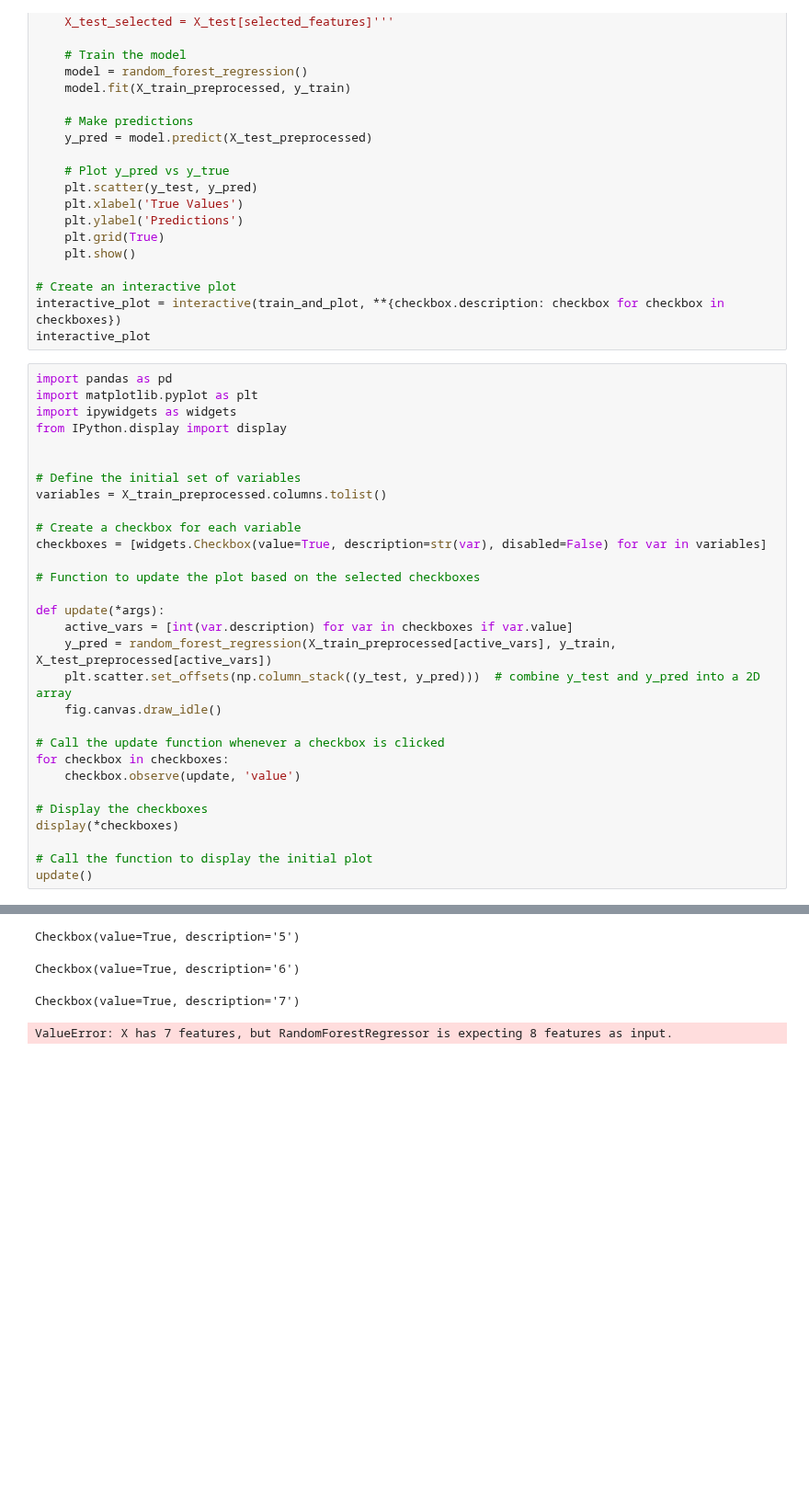
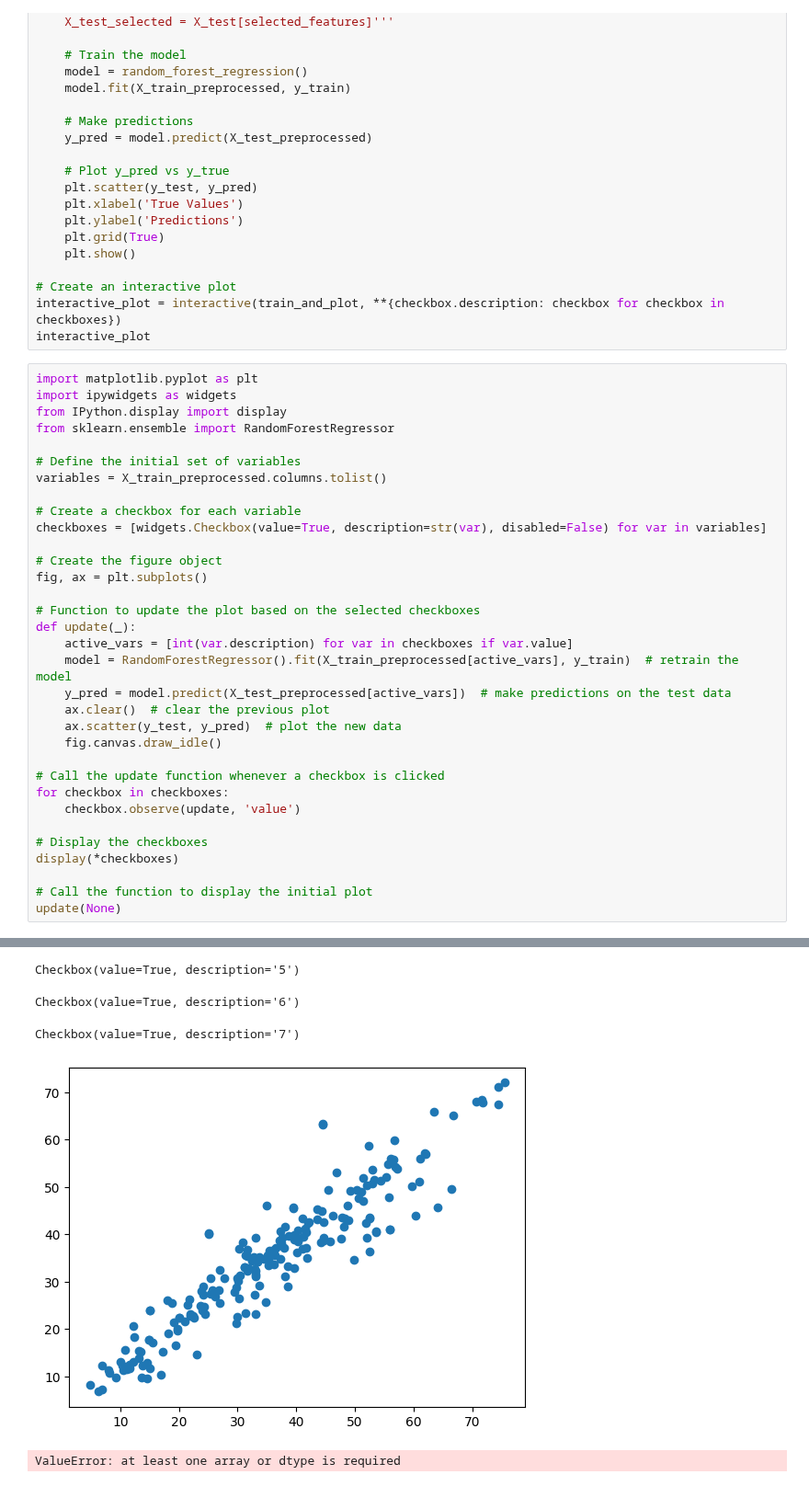
Before and after one commit to 124890/Comp-Challenge---2023-4, a Jupyter notebook: Code.ipynb, the cells around one changed output, grey strips where cells are left out. Shown at 92% size. Saved outputs shown, nothing was run; the diff lists cells and outputs as text; blank space fills up the shorter version.

```diff
--- a/Code.ipynb
+++ b/Code.ipynb
@@ -608,45 +609,49 @@ def train_and_plot(*checkbox_values):
 interactive_plot = interactive(train_and_plot, **{checkbox.description: checkbox for checkbox in checkboxes})
 interactive_plot
 # %%
-import pandas as pd
 import matplotlib.pyplot as plt
 import ipywidgets as widgets
 from IPython.display import display
-
+from sklearn.ensemble import RandomForestRegressor
 
 # Define the initial set of variables
 variables = X_train_preprocessed.columns.tolist()
 
 # Create a checkbox for each variable
 checkboxes = [widgets.Checkbox(value=True, description=str(var), disabled=False) for var in variables]
 
+# Create the figure object
+fig, ax = plt.subplots()
+
 # Function to update the plot based on the selected checkboxes
-
-def update(*args):
+def update(_):
     active_vars = [int(var.description) for var in checkboxes if var.value]
-    y_pred = random_forest_regression(X_train_preprocessed[active_vars], y_train, X_test_preprocessed[active_vars])
-    plt.scatter.set_offsets(np.column_stack((y_test, y_pred)))  # combine y_test and y_pred into a 2D array
+    model = RandomForestRegressor().fit(X_train_preprocessed[active_vars], y_train)  # retrain the model
+    y_pred = model.predict(X_test_preprocessed[active_vars])  # make predictions on the test data
+    ax.clear()  # clear the previous plot
+    ax.scatter(y_test, y_pred)  # plot the new data
     fig.canvas.draw_idle()
 
 # Call the update function whenever a checkbox is clicked
 for checkbox in checkboxes:
     checkbox.observe(update, 'value')
 
 # Display the checkboxes
 display(*checkboxes)
 
 # Call the function to display the initial plot
-update()
+update(None)
 # %% [output]
 Checkbox(value=True, description='0')
 Checkbox(value=True, description='1')
 Checkbox(value=True, description='2')
 Checkbox(value=True, description='3')
 Checkbox(value=True, description='4')
 Checkbox(value=True, description='5')
 Checkbox(value=True, description='6')
 Checkbox(value=True, description='7')
+[figure, added]
-ValueError: X has 7 features, but RandomForestRegressor is expecting 8 features as input.
+ValueError: at least one array or dtype is required
 # %%
 import pandas as pd
 import matplotlib.pyplot as plt
```
Also changed, not shown: parts of 2 cells of this notebook.
